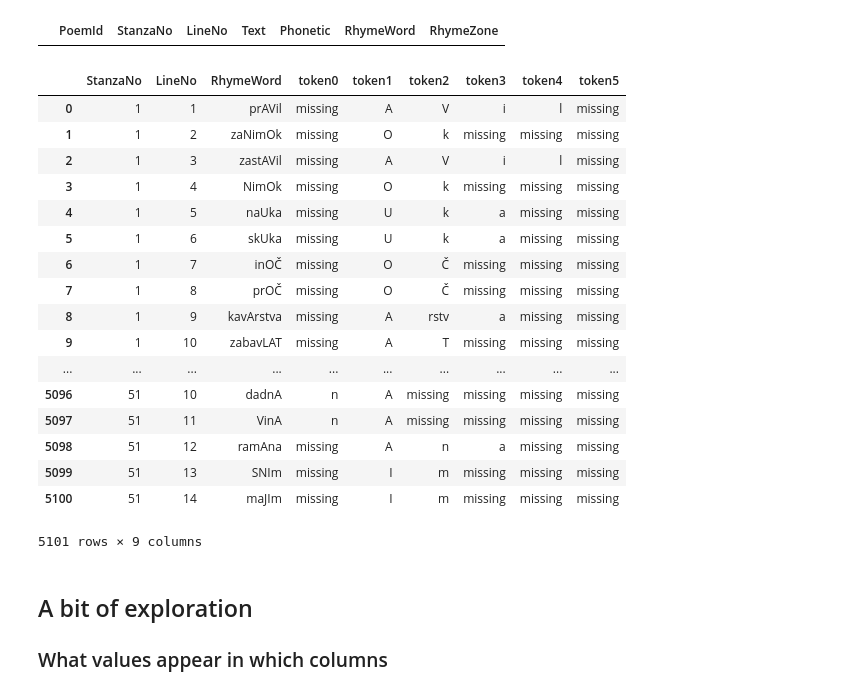
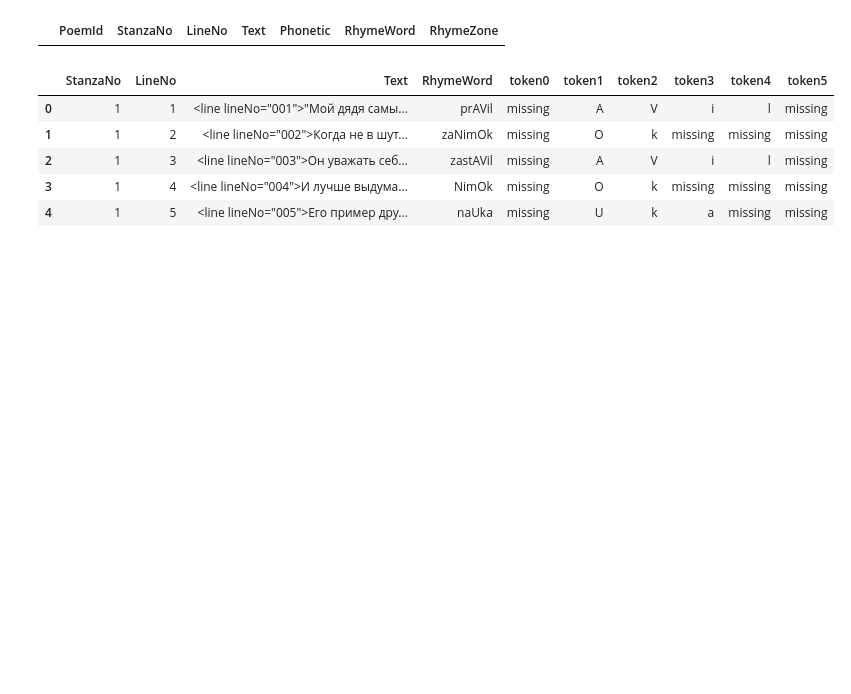
Before and after one commit to Data-Science-for-Linguists-2019/russian_rhyme, a Jupyter notebook: dev/progress_report_4.ipynb, the cells around one changed output. Cells and saved outputs as stored; diff of their text form; code cells hidden in the pictures; blank space fills up the shorter version.

```diff
--- a/dev/progress_report_4.ipynb
+++ b/dev/progress_report_4.ipynb
@@ -320,34 +322,19 @@ df[df["RhymeZone"] == "Aplaceholder"]
 # %%
 df["tokenized"] = [x[0] for x in df["RhymeZone"].str.
                    findall(r"(.?)([AEIOU])([^aeiou]*)([aeiou]?)([^aeiou]*)([aeiou]?)([^aeiou]*)([aeiou]?)([^aeiou]*)([aeiou]?)([^aeiou]*)([aeiou]?)([^aeiou]*)([aeiou]?)([^aeiou]*)([aeiou]?)([^aeiou]*)([aeiou]?)")]
 i = 0
 while pd.np.count_nonzero([item[i] for item in df["tokenized"]]) > 0:
     # print([item[i] for item in df["tokenized"]]) # diagnostic
     df["token" + str(i)] = [item[i] for item in df["tokenized"]]
     i += 1
-tokenheaders = list([item for item in df.columns if re.match(r'token\d', item)])
+tokenheaders = df.filter(regex="^token\d").columns
+# tokenheaders = list([item for item in df.columns if re.match(r'token\d', item)])
 df[tokenheaders] = df[tokenheaders].replace(r'^$', "missing", regex=True) # replace empty strings with specific value; inplace doesn't work (?)
-df.filter(regex=r"StanzaNo|LineNo|RhymeWord|^token\d") # columns we care about
+df.filter(regex=r"StanzaNo|LineNo|RhymeWord|Text|^token\d").head() # columns we care about
 # %% [output]
-|  | StanzaNo | LineNo | RhymeWord | token0 | token1 | token2 | token3 | token4 | token5 |
-| 0 | 1 | 1 | prAVil | missing | A | V | i | l | missing |
-| 1 | 1 | 2 | zaNimOk | missing | O | k | missing | missing | missing |
-| 2 | 1 | 3 | zastAVil | missing | A | V | i | l | missing |
-| 3 | 1 | 4 | NimOk | missing | O | k | missing | missing | missing |
-| 4 | 1 | 5 | naUka | missing | U | k | a | missing | missing |
-| 5 | 1 | 6 | skUka | missing | U | k | a | missing | missing |
-| 6 | 1 | 7 | inOČ | missing | O | Č | missing | missing | missing |
-| 7 | 1 | 8 | prOČ | missing | O | Č | missing | missing | missing |
-| 8 | 1 | 9 | kavArstva | missing | A | rstv | a | missing | missing |
-| 9 | 1 | 10 | zabavLAT | missing | A | T | missing | missing | missing |
-| ... | ... | ... | ... | ... | ... | ... | ... | ... | ... |
-| 5096 | 51 | 10 | dadnA | n | A | missing | missing | missing | missing |
-| 5097 | 51 | 11 | VinA | n | A | missing | missing | missing | missing |
-| 5098 | 51 | 12 | ramAna | missing | A | n | a | missing | missing |
-| 5099 | 51 | 13 | SNIm | missing | I | m | missing | missing | missing |
-| 5100 | 51 | 14 | maJIm | missing | I | m | missing | missing | missing |
+|  | StanzaNo | LineNo | Text | RhymeWord | token0 | token1 | token2 | token3 | token4 | token5 |
+| 0 | 1 | 1 | <line lineNo="001">"Мой дядя самы... | prAVil | missing | A | V | i | l | missing |
+| 1 | 1 | 2 | <line lineNo="002">Когда не в шут... | zaNimOk | missing | O | k | missing | missing | missing |
+| 2 | 1 | 3 | <line lineNo="003">Он уважать себ... | zastAVil | missing | A | V | i | l | missing |
+| 3 | 1 | 4 | <line lineNo="004">И лучше выдума... | NimOk | missing | O | k | missing | missing | missing |
+| 4 | 1 | 5 | <line lineNo="005">Его пример дру... | naUka | missing | U | k | a | missing | missing |
-5101 rows × 9 columns
-# %% [markdown]
-## A bit of exploration
-
-### What values appear in which columns
```
Also changed, not shown: parts of 18 cells of this notebook.
